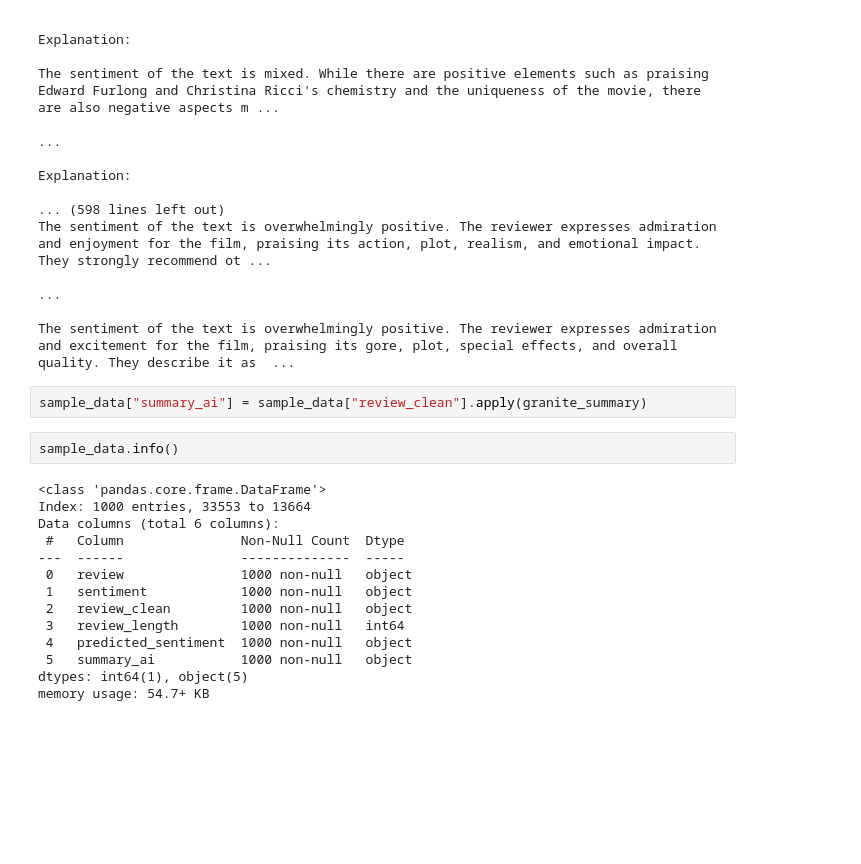
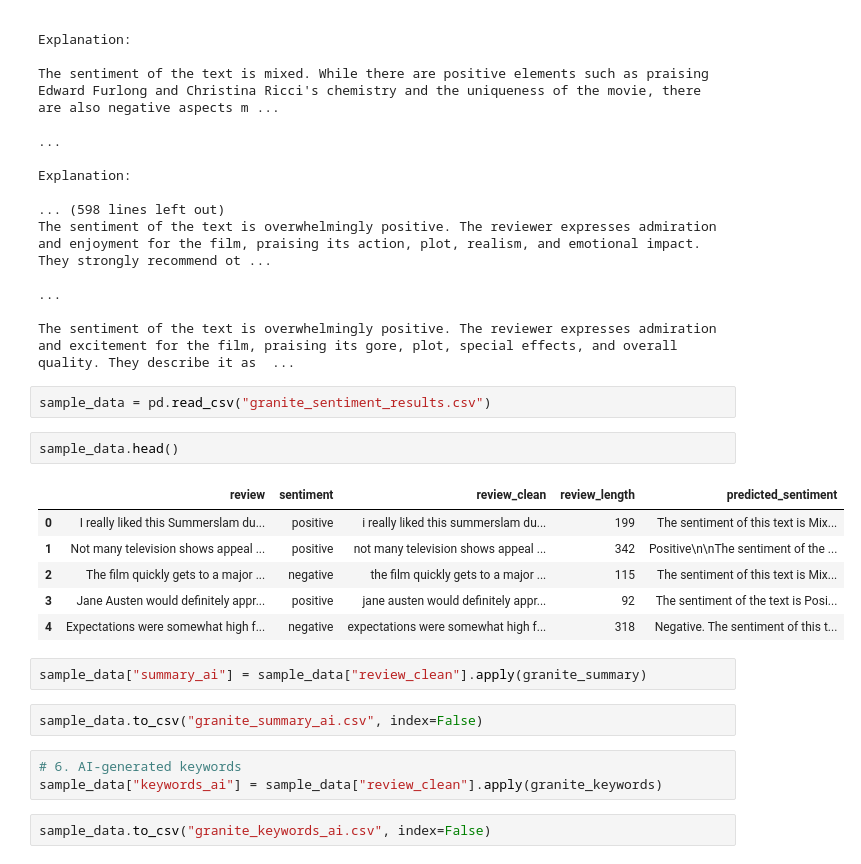
Before and after one commit to lspsavage/DataAnalyst_movie-riviews, a Jupyter notebook: movie-reviews.ipynb, the cells around one changed output. Cells and saved outputs as stored; diff of their text form; blank space fills up the shorter version.

```diff
--- a/movie-reviews.ipynb
+++ b/movie-reviews.ipynb
@@ -275,21 +275,23 @@ The sentiment of the text is overwhelmingly positive. The reviewer expresses adm
                                                                                                                                                                                                          ...
 
 The sentiment of the text is overwhelmingly positive. The reviewer expresses admiration and excitement for the film, praising its gore, plot, special effects, and overall quality. They describe it as  ...
+# %%
+sample_data = pd.read_csv("granite_sentiment_results.csv")
+# %%
+sample_data.head()
+# %% [output]
+|  | review | sentiment | review_clean | review_length | predicted_sentiment |
+| 0 | I really liked this Summerslam du... | positive | i really liked this summerslam du... | 199 | The sentiment of this text is Mix... |
+| 1 | Not many television shows appeal ... | positive | not many television shows appeal ... | 342 | Positive\n\nThe sentiment of the ... |
+| 2 | The film quickly gets to a major ... | negative | the film quickly gets to a major ... | 115 | The sentiment of this text is Mix... |
+| 3 | Jane Austen would definitely appr... | positive | jane austen would definitely appr... | 92 | The sentiment of the text is Posi... |
+| 4 | Expectations were somewhat high f... | negative | expectations were somewhat high f... | 318 | Negative. The sentiment of this t... |
 # %%
 sample_data["summary_ai"] = sample_data["review_clean"].apply(granite_summary)
 # %%
-sample_data.info()
+sample_data.to_csv("granite_summary_ai.csv", index=False)
-# %% [output]
-<class 'pandas.core.frame.DataFrame'>
-Index: 1000 entries, 33553 to 13664
-Data columns (total 6 columns):
- #   Column               Non-Null Count  Dtype
----  ------               --------------  -----
- 0   review               1000 non-null   object
- 1   sentiment            1000 non-null   object
- 2   review_clean         1000 non-null   object
- 3   review_length        1000 non-null   int64
- 4   predicted_sentiment  1000 non-null   object
- 5   summary_ai           1000 non-null   object
-dtypes: int64(1), object(5)
-memory usage: 54.7+ KB
+# %%
+# 6. AI-generated keywords
+sample_data["keywords_ai"] = sample_data["review_clean"].apply(granite_keywords)
+# %%
+sample_data.to_csv("granite_keywords_ai.csv", index=False)
```
Also changed, not shown: parts of 2 cells of this notebook, 1 other file.
